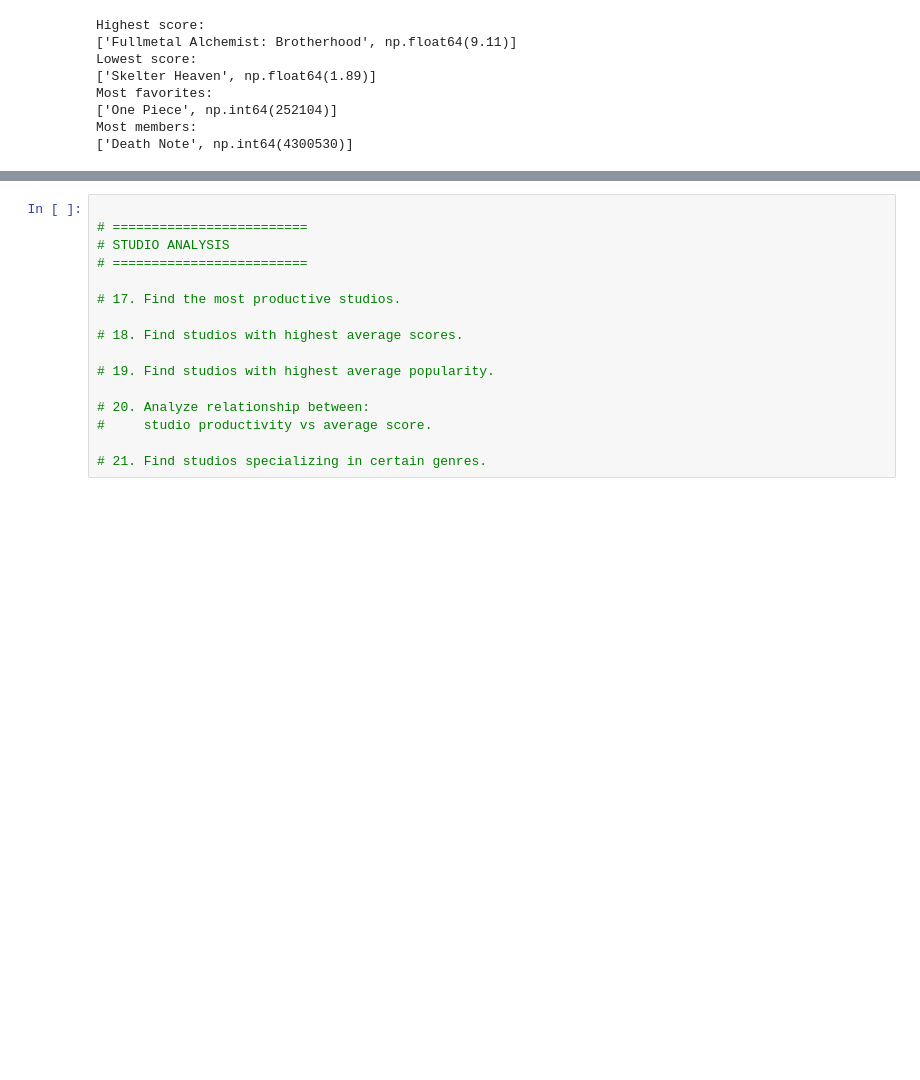
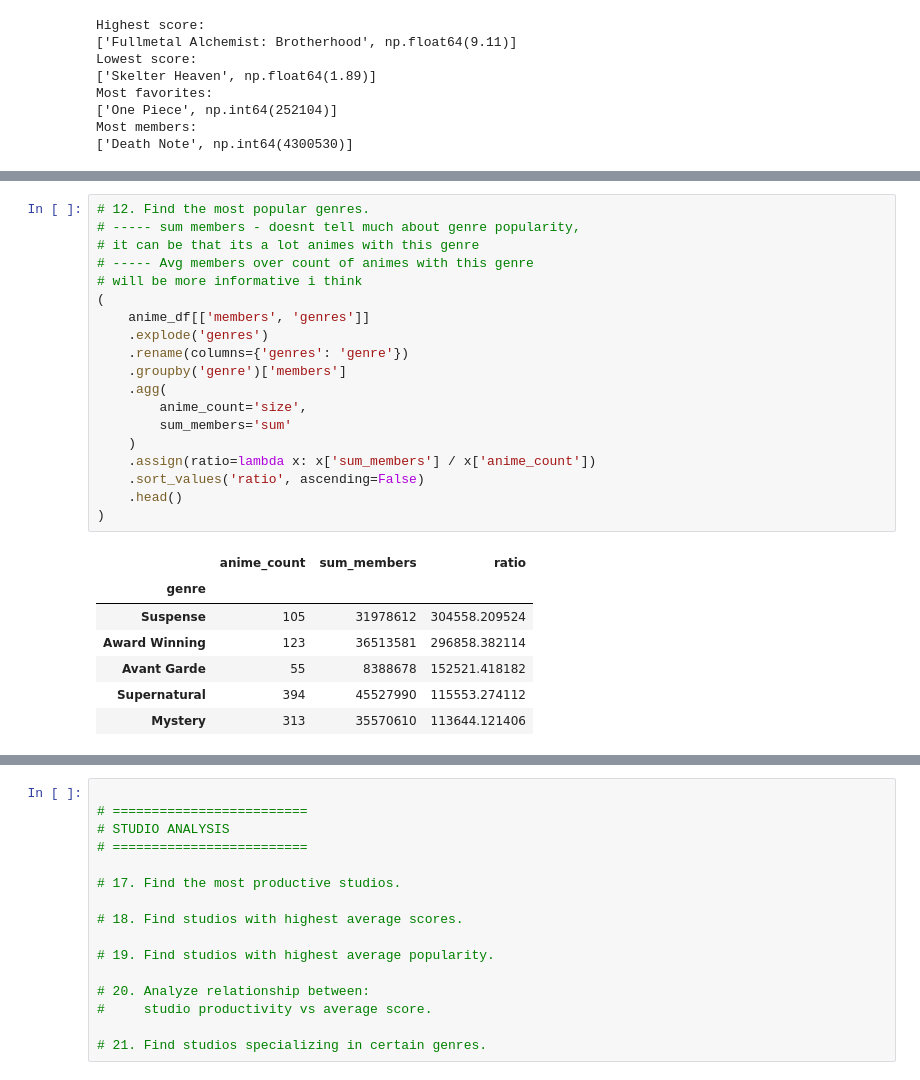
Before and after one commit to AZysk0/anime-data-analysis, a Jupyter notebook: anime_analysis_tasks.ipynb, the cells around one changed output, grey strips where cells are left out. Drawn from its saved outputs; the diff is of its cells as text; blank space fills up the shorter version.

```diff
--- a/anime_analysis_tasks.ipynb
+++ b/anime_analysis_tasks.ipynb
@@ -285,0 +323,27 @@ Counter({'Comedy': 1728, 'Adventure': 1350, 'Sci-Fi': 1333, 'Action': 1173, 'Dra
+# %%
+# 12. Find the most popular genres.
+# ----- sum members - doesnt tell much about genre popularity,
+# it can be that its a lot animes with this genre
+# ----- Avg members over count of animes with this genre
+# will be more informative i think
+(
+    anime_df[['members', 'genres']]
+    .explode('genres')
+    .rename(columns={'genres': 'genre'})
+    .groupby('genre')['members']
+    .agg(
+        anime_count='size',
+        sum_members='sum'
+    )
+    .assign(ratio=lambda x: x['sum_members'] / x['anime_count'])
+    .sort_values('ratio', ascending=False)
+    .head()
+)
+# %% [output]
+|  | anime_count | sum_members | ratio |
+| genre |  |  |  |
+| Suspense | 105 | 31978612 | 304558.209524 |
+| Award Winning | 123 | 36513581 | 296858.382114 |
+| Avant Garde | 55 | 8388678 | 152521.418182 |
+| Supernatural | 394 | 45527990 | 115553.274112 |
+| Mystery | 313 | 35570610 | 113644.121406 |
```
Also changed, not shown: parts of 8 cells of this notebook.
